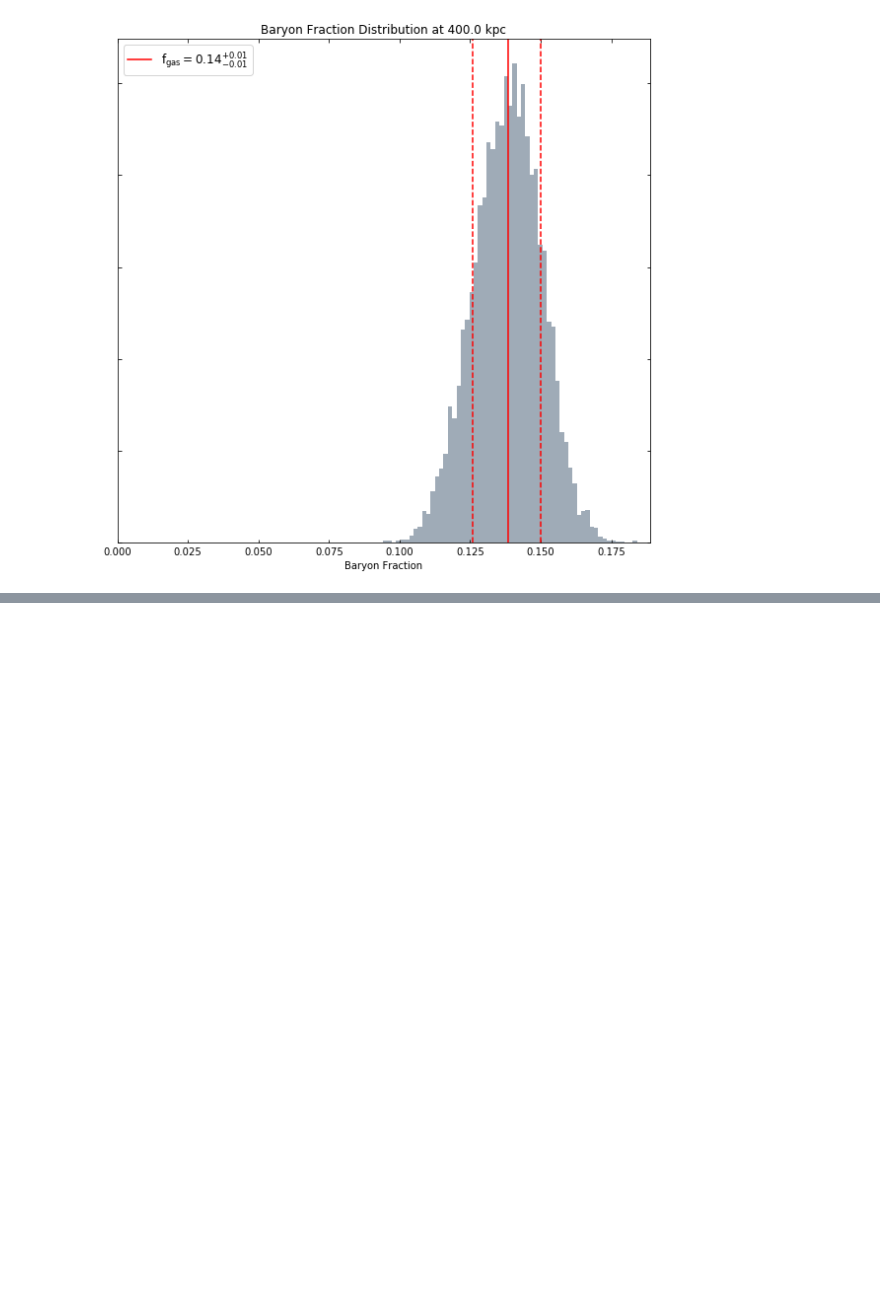
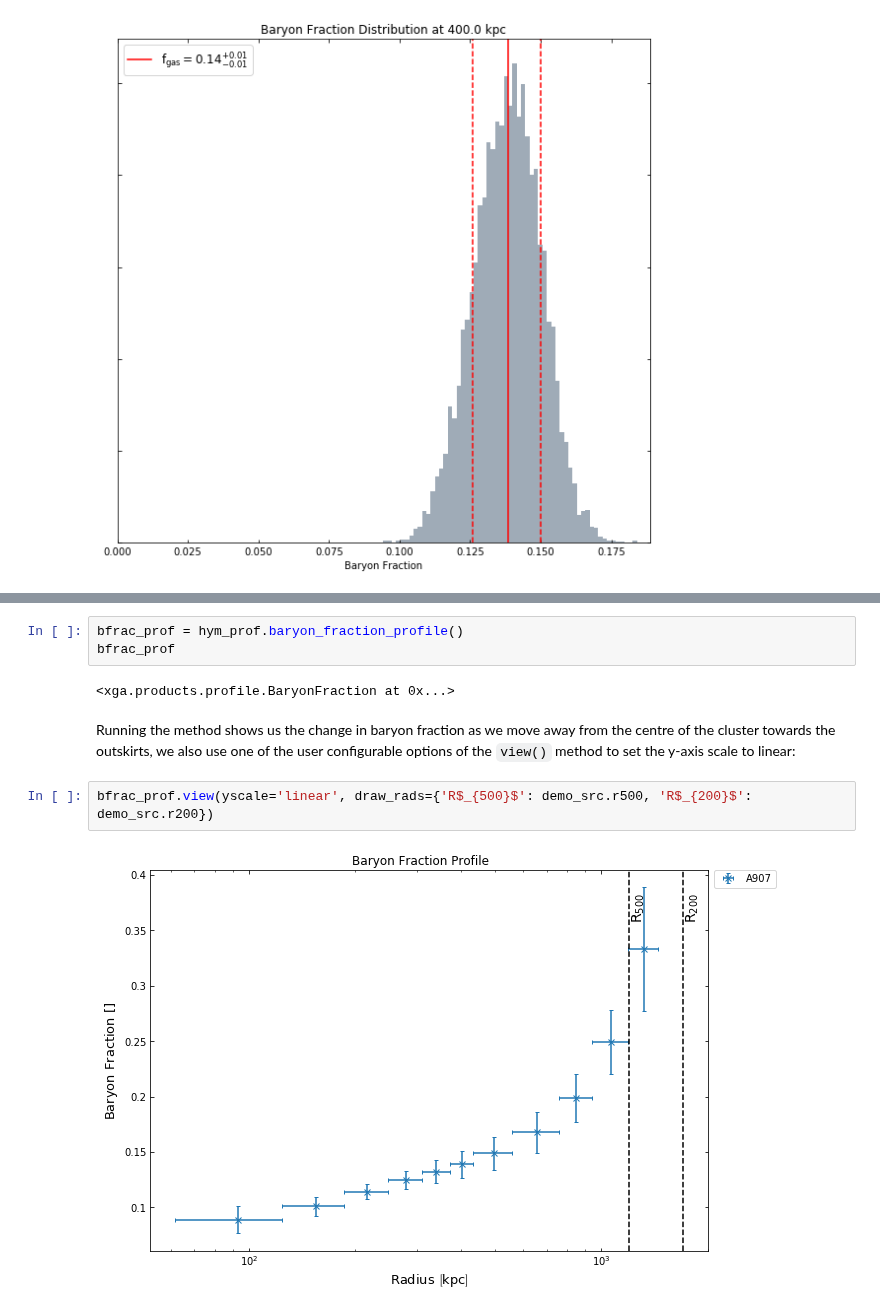
Before and after one commit to DavidT3/XGA, a Jupyter notebook: docs/source/notebooks/advanced_tutorials/hydrostatic_mass.ipynb, the cells around one changed output, grey strips where cells are left out. Saved outputs shown, nothing was run; the diff lists cells and outputs as text; blank space fills up the shorter version.

```diff
--- a/docs/source/notebooks/advanced_tutorials/hydrostatic_mass.ipynb
+++ b/docs/source/notebooks/advanced_tutorials/hydrostatic_mass.ipynb
@@ -195,0 +206,11 @@ hym_prof.view_baryon_fraction_dist(Quantity(400, 'kpc'))
+# %%
+bfrac_prof = hym_prof.baryon_fraction_profile()
+bfrac_prof
+# %% [output]
+<xga.products.profile.BaryonFraction at 0x...>
+# %% [markdown]
+Running the method shows us the change in baryon fraction as we move away from the centre of the cluster towards the outskirts, we also use one of the user configurable options of the `view()` method to set the y-axis scale to linear:
+# %%
+bfrac_prof.view(yscale='linear', draw_rads={'R$_{500}$': demo_src.r500, 'R$_{200}$': demo_src.r200})
+# %% [output]
+[figure, added]
```
Also changed, not shown: parts of 22 cells of this notebook, 1 other file.
